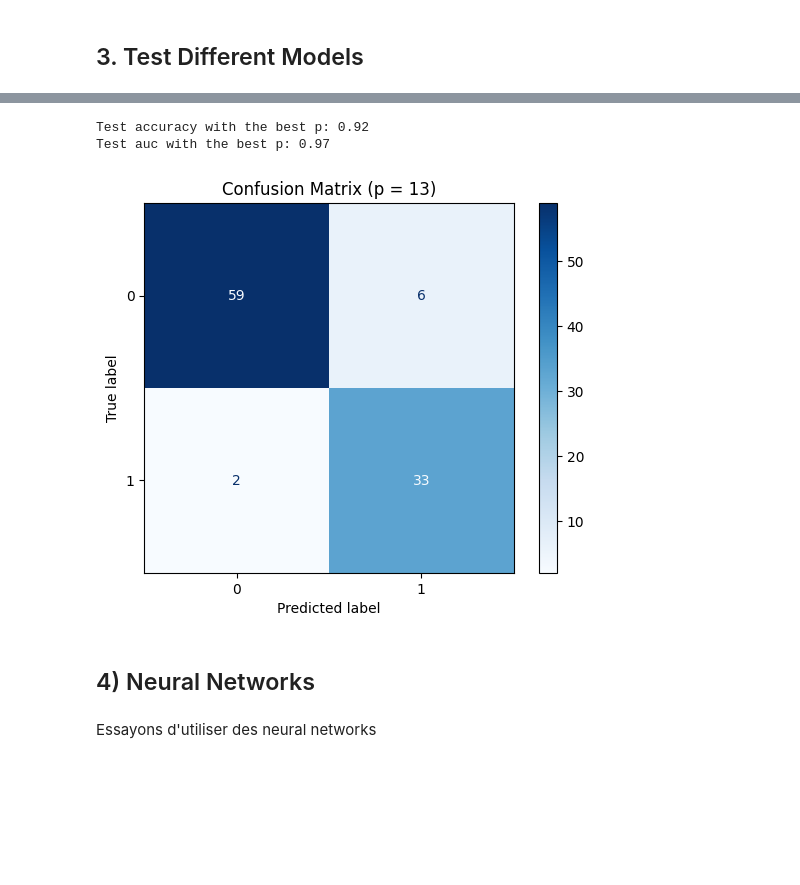
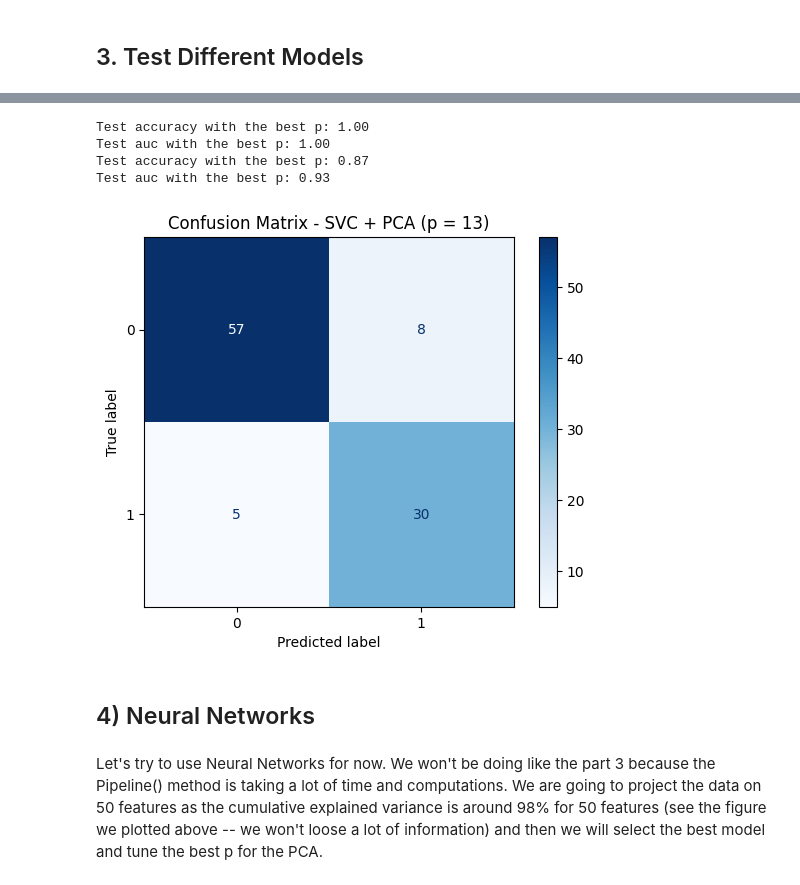
Before and after one commit to odd2022/El-Nino, a Jupyter notebook: 1_month_prediction.ipynb, the cells around one changed output, grey strips where cells are left out. Drawn from its saved outputs; the diff is of its cells as text; code cells hidden in the pictures; blank space fills up the shorter version.

```diff
--- a/1_month_prediction.ipynb
+++ b/1_month_prediction.ipynb
@@ -62,6 +56,8 @@ In this part, we explore a simple model, to have a first prediction score and th
 # %% [markdown]
 ### 1.1 First evaluation
 # %%
+X_train, X_test, y_train, y_test= useful_functions.split_scale_data(X, y, RANDOM_SPLIT = False, train_size = 374)
+
 # Define the classifier
 lda = LinearDiscriminantAnalysis()
 
@@ -69,15 +65,15 @@ lda = LinearDiscriminantAnalysis()
 lda.fit(X_train,y_train)
 
 # Get the prediction
-y_test_pred_lda = lda.predict(X_test)
-y_train_pred_lda = lda.predict(X_train)
+y_test_pred = lda.predict(X_test)
+y_train_pred = lda.predict(X_train)
 
 # Computation of the AUC and accuracy
 roc_auc_score_lda_train = roc_auc_score(y_train, lda.predict_proba(X_train)[:, 1])
-accuracy_score_lda_train = accuracy_score(y_train, y_train_pred_lda)
+accuracy_score_lda_train = accuracy_score(y_train, y_train_pred)
 
 roc_auc_score_lda_test = roc_auc_score(y_test, lda.predict_proba(X_test)[:, 1])
-accuracy_score_lda_test = accuracy_score(y_test, y_test_pred_lda)
+accuracy_score_lda_test = accuracy_score(y_test, y_test_pred)
 
 # Print the results
 print("==== TRAIN ====")
@@ -555,0 +482,7 @@ If we consider accuracy as the reference score, SVC seems to be the best model.
+# %%
+# Define PCA for 50 features
+PCA_sst = PCA(n_components = 50)
+PCA_sst.fit(X)
+
+Xp_sst = PCA_sst.transform(X)
+X_train, X_test, y_train, y_test = useful_functions.split_scale_data(Xp_sst, y, RANDOM_SPLIT = False, train_size = 374, verbose = False)
@@ -556,17 +603,14 @@ If we consider accuracy as the reference score, SVC seems to be the best model.
 # %%
-# Combine the best model with different values of
-p_values = np.linspace(1, 100, 100).astype(int)
+p_values = np.linspace(1, 50, 50).astype(int)
 p_values = p_values.astype(int)
 test_score_accuracy = []
 train_score_accuracy = []
 models_pca = []
 
 for p in p_values:
-    # PCA with p principal components
-    PCA_sst = PCA(n_components=p)
+    PCA_sst = PCA(n_components = p)
     PCA_sst.fit(X)
 
-    # Project data
     Xp_sst = PCA_sst.transform(X)
     X_train, X_test, y_train, y_test = useful_functions.split_scale_data(Xp_sst, y, RANDOM_SPLIT = False, train_size = 374, verbose = False)
 
@@ -618,35 +660,42 @@ plt.grid()
 # %%
 # PCA with the best value of p
 PCA_sst = PCA(n_components = best_p_value)
 PCA_sst.fit(X)
 
 Xp_sst = PCA_sst.transform(X)
 X_train, X_test, y_train, y_test = useful_functions.split_scale_data(
     Xp_sst, y, RANDOM_SPLIT = False, train_size = 374, verbose = False
 )
 best_model_pca.fit(X_train, y_train)
 
 # Make predictions
 y_test_pred = best_model_pca.predict(X_test)
+y_train_pred = best_model_pca.predict(X_train)
 
 # Print the scores
-test_accuracy = accuracy_score(y_test, y_test_pred)
-roc_auc_score_test = roc_auc_score(y_test, best_model_pca.predict_proba(X_test)[:, 1])
-print(f"Test accuracy with the best p: {test_accuracy:.2f}")
-print(f"Test auc with the best p: {roc_auc_score_test:.2f}")
+train_accuracy_SVC = accuracy_score(y_train, y_train_pred)
+roc_auc_score_train_SVC = roc_auc_score(y_train, best_model_pca.predict_proba(X_train)[:, 1])
+print(f"Test accuracy with the best p: {train_accuracy_SVC:.2f}")
+print(f"Test auc with the best p: {roc_auc_score_train_SVC:.2f}")
+
+test_accuracy_SVC = accuracy_score(y_test, y_test_pred)
+roc_auc_score_test_SVC = roc_auc_score(y_test, best_model_pca.predict_proba(X_test)[:, 1])
+print(f"Test accuracy with the best p: {test_accuracy_SVC:.2f}")
+print(f"Test auc with the best p: {roc_auc_score_test_SVC:.2f}")
 
 # Compute the confusion matrix
 conf_matrix = confusion_matrix(y_test, y_test_pred)
-
-disp = ConfusionMatrixDisplay(confusion_matrix=conf_matrix, display_labels=lda.classes_)
-disp.plot(cmap='Blues')
-plt.title(f"Confusion Matrix (p = {best_p_value})")
+disp = ConfusionMatrixDisplay(confusion_matrix = conf_matrix, display_labels = best_model_pca.classes_)
+disp.plot(cmap = 'Blues')
+plt.title(f"Confusion Matrix - SVC + PCA (p = {best_p_value})")
 plt.show()
 # %% [output]
-Test accuracy with the best p: 0.92
-Test auc with the best p: 0.97
+Test accuracy with the best p: 1.00
+Test auc with the best p: 1.00
+Test accuracy with the best p: 0.87
+Test auc with the best p: 0.93
-[figure, old version]
+[figure, new version]
 # %% [markdown]
 ## 4) Neural Networks
-# %% [markdown]
-Essayons d'utiliser des neural networks
+# %% [markdown]
+Let's try to use Neural Networks for now. We won't be doing like the part 3 because the Pipeline() method is taking a lot of time and computations. We are going to project the data on 50 features as the cumulative explained variance is around 98% for 50 features (see the figure we plotted above -- we won't loose a lot of information) and then we will select the best model and tune the best p for the PCA.
```
Also changed, not shown: parts of 34 cells of this notebook, 1 other file.
